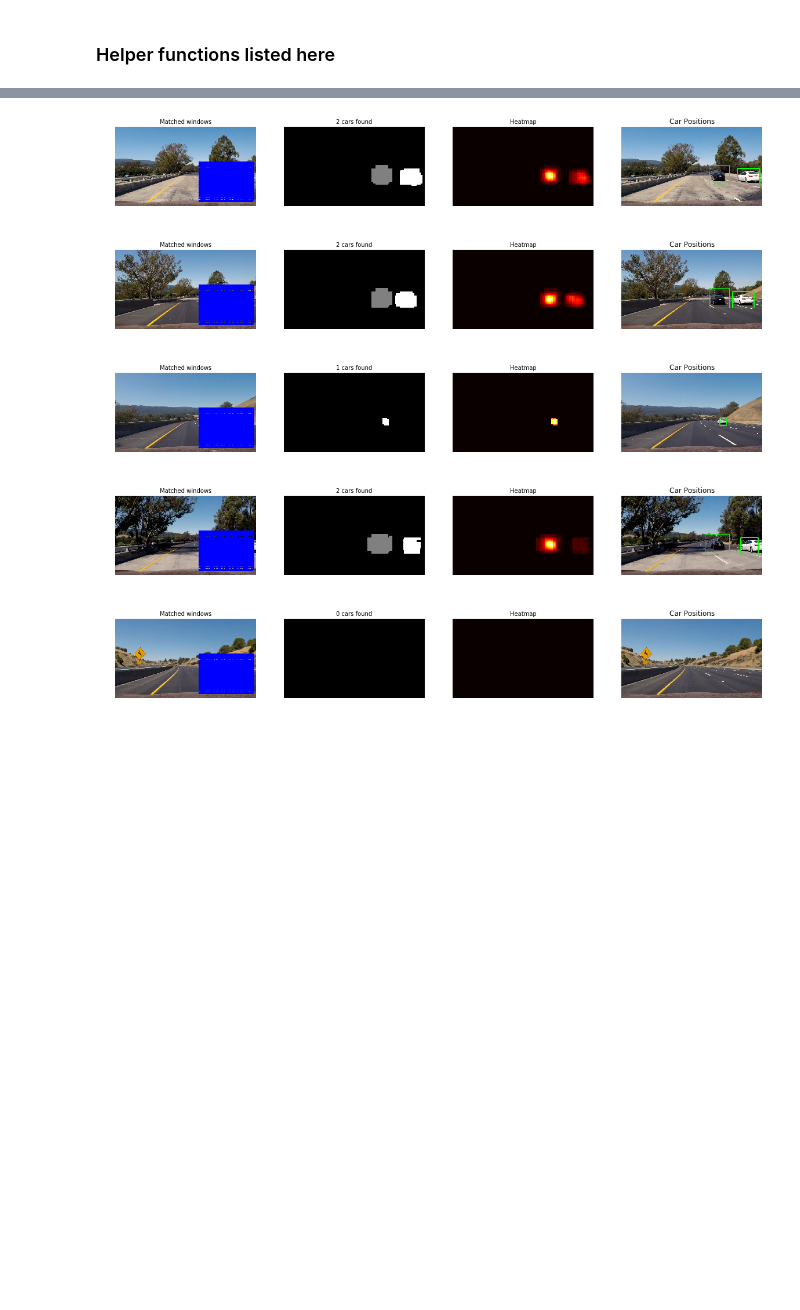
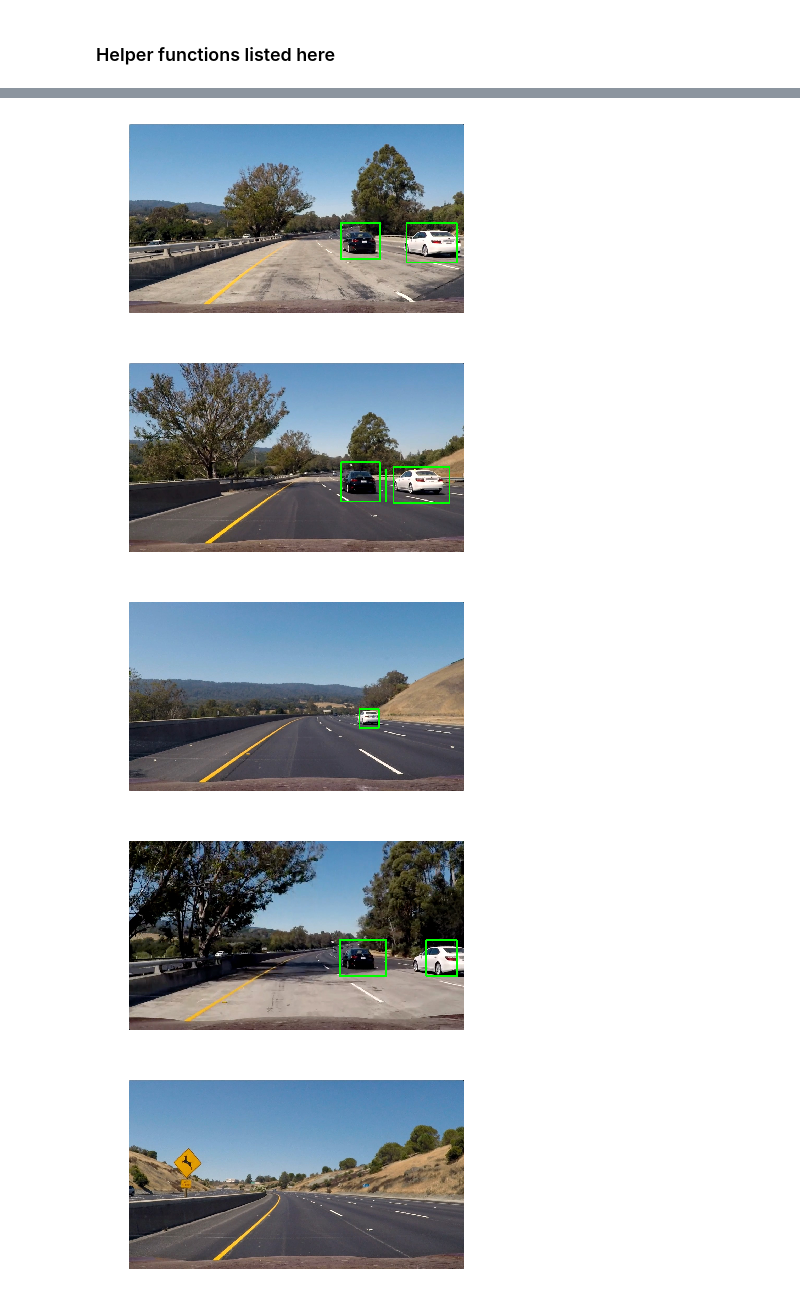
Before and after one commit to mahmud83/vehicle-detection-11, a Jupyter notebook: P5.ipynb, the cells around one changed output, grey strips where cells are left out. Drawn from its saved outputs; the diff is of its cells as text; code cells hidden in the pictures; blank space fills up the shorter version.

```diff
--- a/P5.ipynb
+++ b/P5.ipynb
@@ -239,6 +240,7 @@ class SearchandClassify(object):
         return window_list
 
     def process_frame(self, image):
+        global heat_collect
         image_copy1 = np.copy(image)
         image_copy2 = np.copy(image)
 
@@ -252,9 +254,12 @@ class SearchandClassify(object):
 
         # Add heat to each box in box list
         heatmap = add_heat(heat, hot_windows)
-
+        # TODO: Validate this
+        heat_collect.append(heatmap)
+        heatmap = np.average(heat_collect, axis=0)
+        corrected_heatmap = np.clip(heatmap, 0, 255)
         # Apply threshold to help remove false positives
-        heat = apply_threshold(heatmap, self.heat_threshold)
+        heat = apply_threshold(corrected_heatmap, self.heat_threshold)
 
         # Find final boxes from heatmap using label function
         labels = label(heat)
@@ -268,8 +273,8 @@ global my_params
 
 my_params = {
         'color_space' : 'YCrCb', # Can be RGB, HSV, LUV, HLS, YUV, YCrCb
-        'orient' : 9,    # HOG orientations
-        'pix_per_cell' : 8,   # HOG pixels per cell
+        'orient' : 11,    # HOG orientations, orig: 8
+        'pix_per_cell' : 16,   # HOG pixels per cell, orig 8
         'cell_per_block' : 2,  # HOG cells per block
         'hog_channel' : 'ALL', # Can be 0, 1, 2, or "ALL"
 #         'spatial_size' : (32, 32),  # Spatial binning dimensions
@@ -382,36 +387,38 @@ def test_pipeline(each_file, debug=False):
         f, (sp1, sp2, sp3, sp4) = plt.subplots(1, 4, figsize=(20,12))
         sp1.imshow(window_img)
         sp1.set_title('Matched windows', fontsize=10)
         sp1.axis('off')
 
         sp2.imshow(labels[0], cmap='gray')
         sp2.set_title('{} cars found'.format(labels[1]), fontsize=10)
         sp2.axis('off')
 
         sp3.imshow(heat, cmap='hot')
         sp3.set_title('Heatmap', fontsize=10)
         sp3.axis('off')
 
         sp4.imshow(result)
         sp4.set_title('Car Positions')
         sp4.axis('off')
     else:
         return result
 
-class_use = False
+heat_collect = deque(maxlen=15)
+class_use = True
 
 for each_file in test_images:
+    heat_collect.clear()
     if class_use == False:
         test_pipeline(each_file, debug=True)
     else:
         image = mpimg.imread(each_file)
         result = search_classify_obj.process_frame(image)
         plt.imshow(result)
         plt.axis('off')
         plt.show()
 # %% [output]
-[figure, old version]
+[figure, new version]
-[figure, old version]
+[figure, new version]
-[figure, old version]
+[figure, new version]
-[figure, old version]
+[figure, new version]
-[figure, old version]
+[figure, new version]
```
Also changed, not shown: parts of 4 cells of this notebook, 1 other file.
